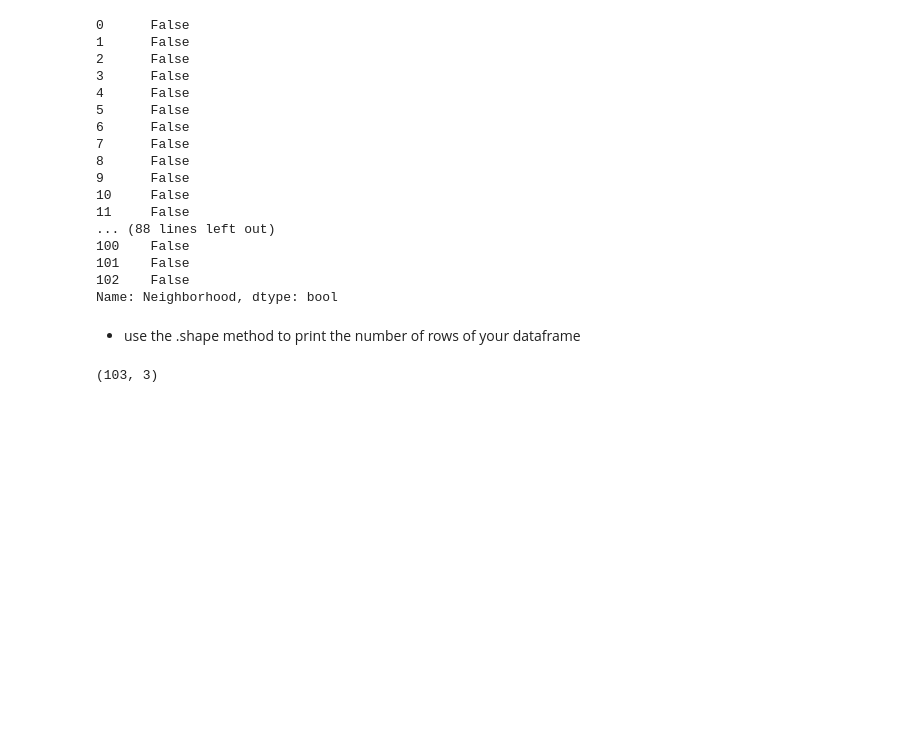
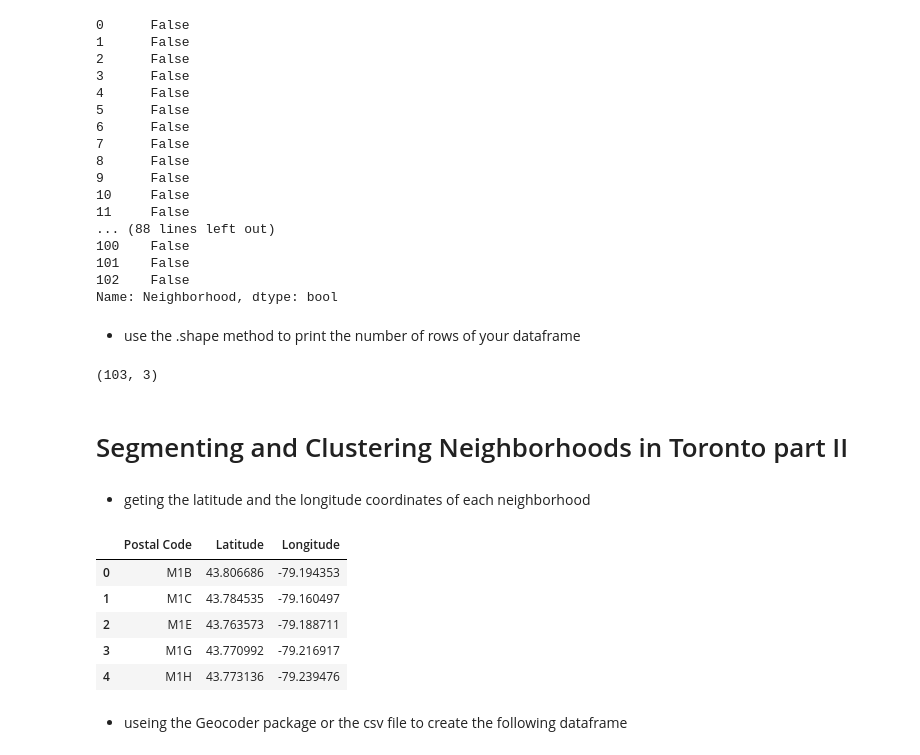
Before and after one commit to MC-01/notebook, a Jupyter notebook: Segmenting and Clustering Neighbourhoods in Toront.ipynb, the cells around one changed output. Saved outputs shown, nothing was run; the diff lists cells and outputs as text; code cells hidden in the pictures; blank space fills up the shorter version.

```diff
--- a/Segmenting and Clustering Neighbourhoods in Toront.ipynb
+++ b/Segmenting and Clustering Neighbourhoods in Toront.ipynb
@@ -154,3 +154,7 @@ Name: Neighborhood, dtype: bool
 df.shape
 # %% [output]
 (103, 3)
+# %% [markdown]
+# Segmenting and Clustering Neighborhoods in Toronto part II
+# %% [markdown]
+* geting the latitude and the longitude coordinates of each neighborhood
@@ -156,0 +165,11 @@ df.shape
+# %%
+gecod.head()
+# %% [output]
+|  | Postal Code | Latitude | Longitude |
+| 0 | M1B | 43.806686 | -79.194353 |
+| 1 | M1C | 43.784535 | -79.160497 |
+| 2 | M1E | 43.763573 | -79.188711 |
+| 3 | M1G | 43.770992 | -79.216917 |
+| 4 | M1H | 43.773136 | -79.239476 |
+# %% [markdown]
+* useing the Geocoder package or the csv file to create the following dataframe
```
Also changed, not shown: parts of 6 cells of this notebook.
